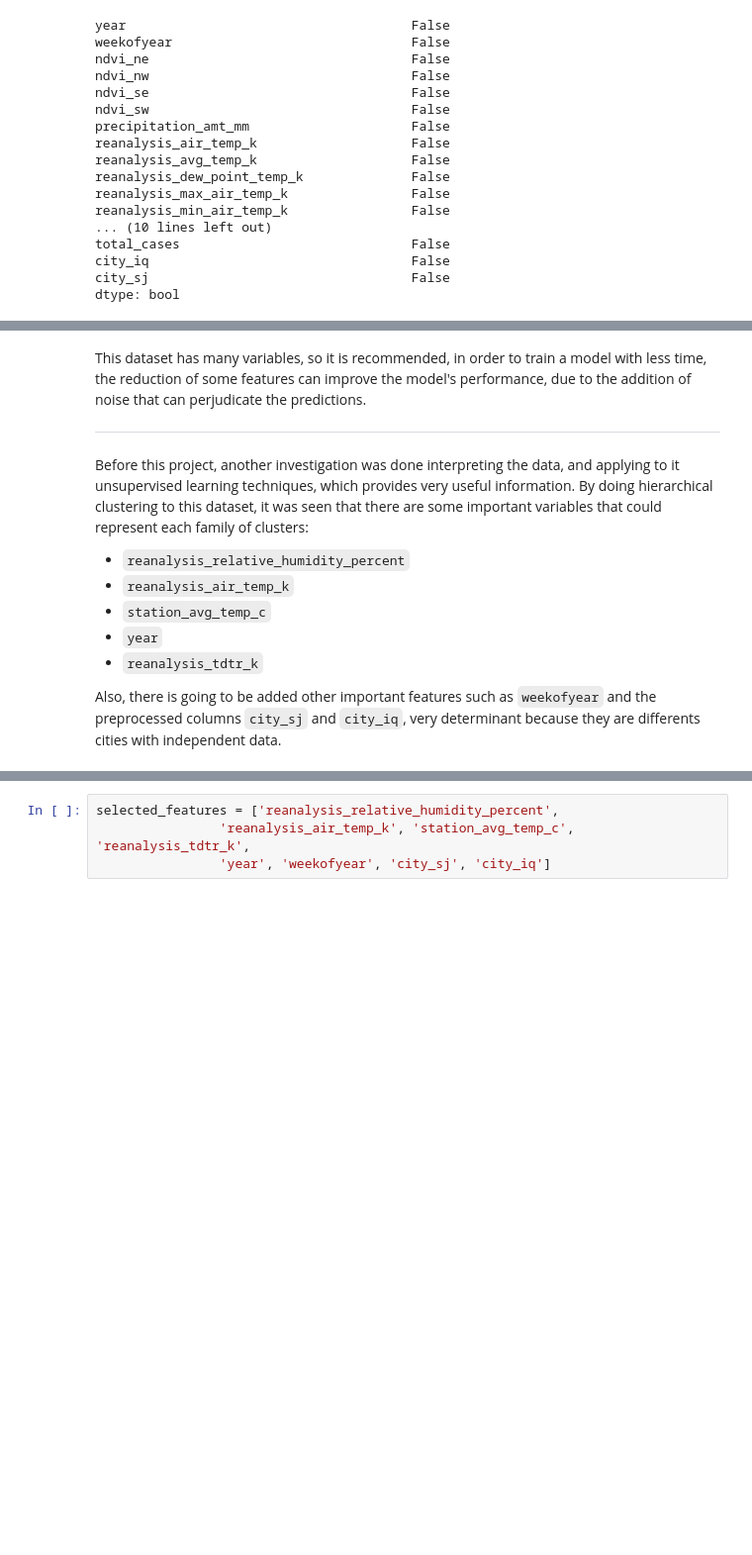
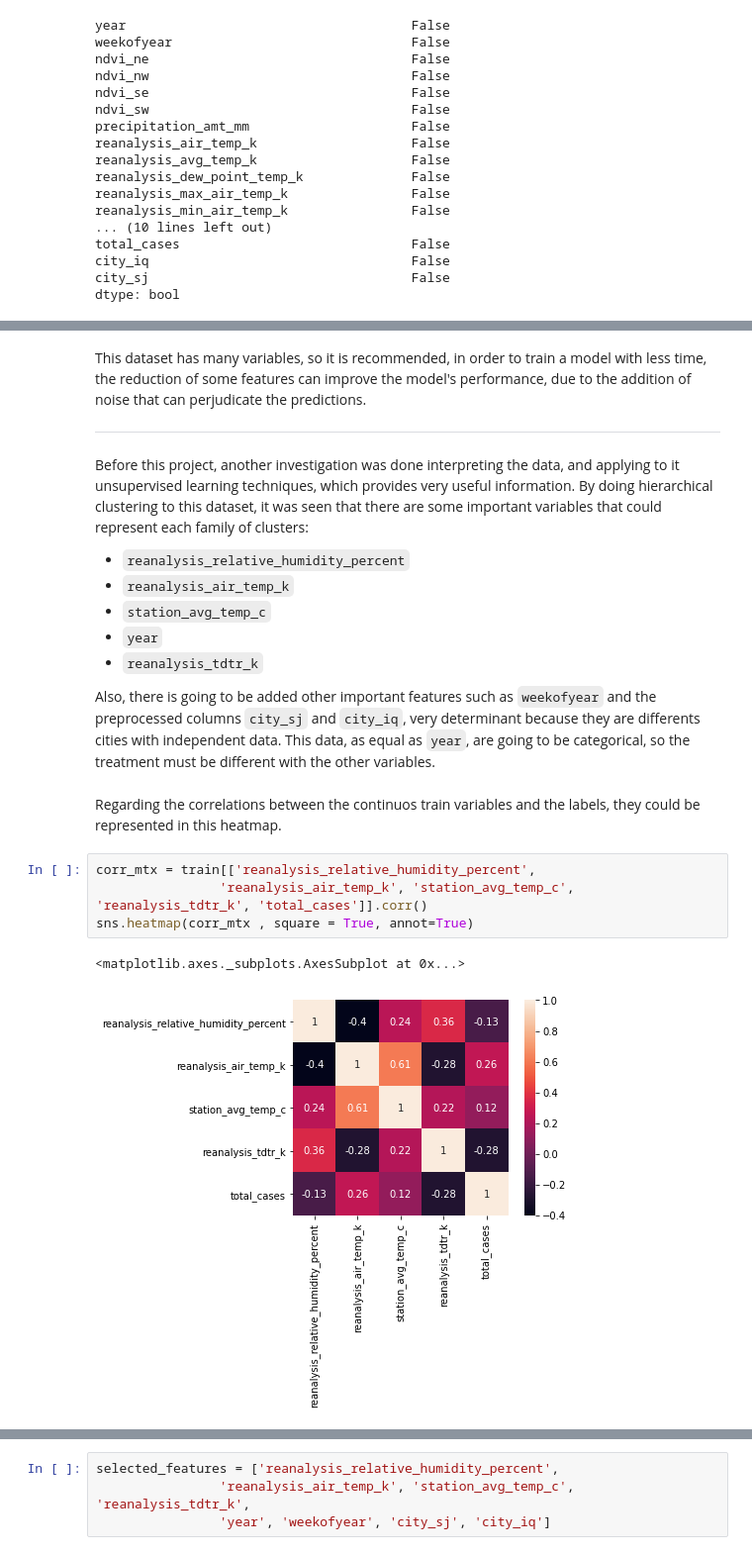
Before and after one commit to raulbs7/Machine-Learning-Techniques-Project, a Jupyter notebook: Dengue_Supervised_Project/2_Baseline.ipynb, the cells around one changed output, grey strips where cells are left out. Shown at 99% size. Saved outputs shown, nothing was run; the diff lists cells and outputs as text; blank space fills up the shorter version.

```diff
--- a/Dengue_Supervised_Project/2_Baseline.ipynb
+++ b/Dengue_Supervised_Project/2_Baseline.ipynb
@@ -106,4 +129,13 @@ By doing hierarchical clustering to this dataset, it was seen that there are som
 * ``year``
 * ``reanalysis_tdtr_k``
 
-Also, there is going to be added other important features such as ``weekofyear`` and the preprocessed columns ``city_sj`` and ``city_iq``, very determinant because they are differents cities with independent data.
+Also, there is going to be added other important features such as ``weekofyear`` and the preprocessed columns ``city_sj`` and ``city_iq``, very determinant because they are differents cities with independent data. This data, as equal as ``year``, are going to be categorical, so the treatment must be different with the other variables.
+# %% [markdown]
+Regarding the correlations between the continuos train variables and the labels, they could be represented in this heatmap.
+# %%
+corr_mtx = train[['reanalysis_relative_humidity_percent',
+                'reanalysis_air_temp_k', 'station_avg_temp_c', 'reanalysis_tdtr_k', 'total_cases']].corr()
+sns.heatmap(corr_mtx , square = True, annot=True)
+# %% [output]
+<matplotlib.axes._subplots.AxesSubplot at 0x...>
+[figure, added]
```
Also changed, not shown: parts of 44 cells of this notebook.
